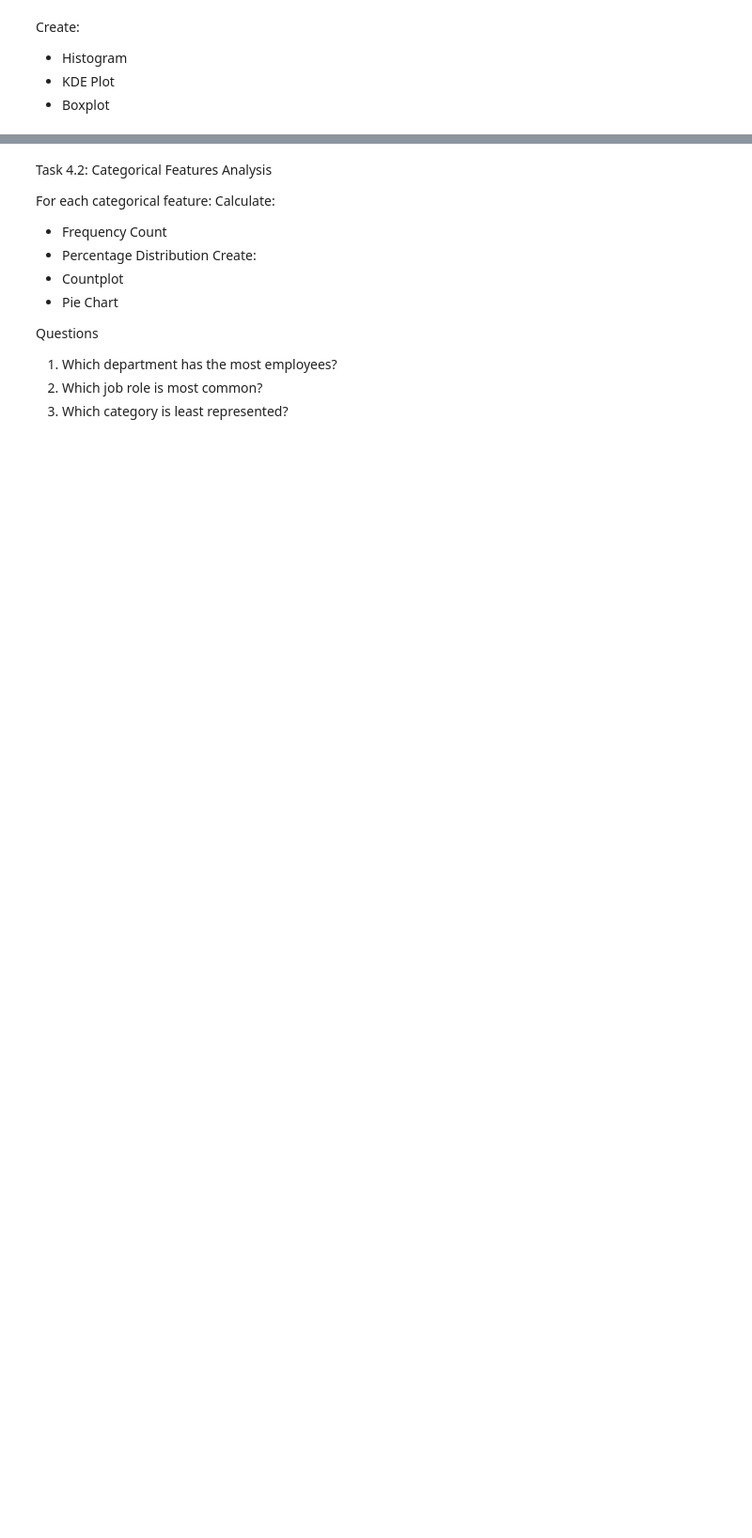
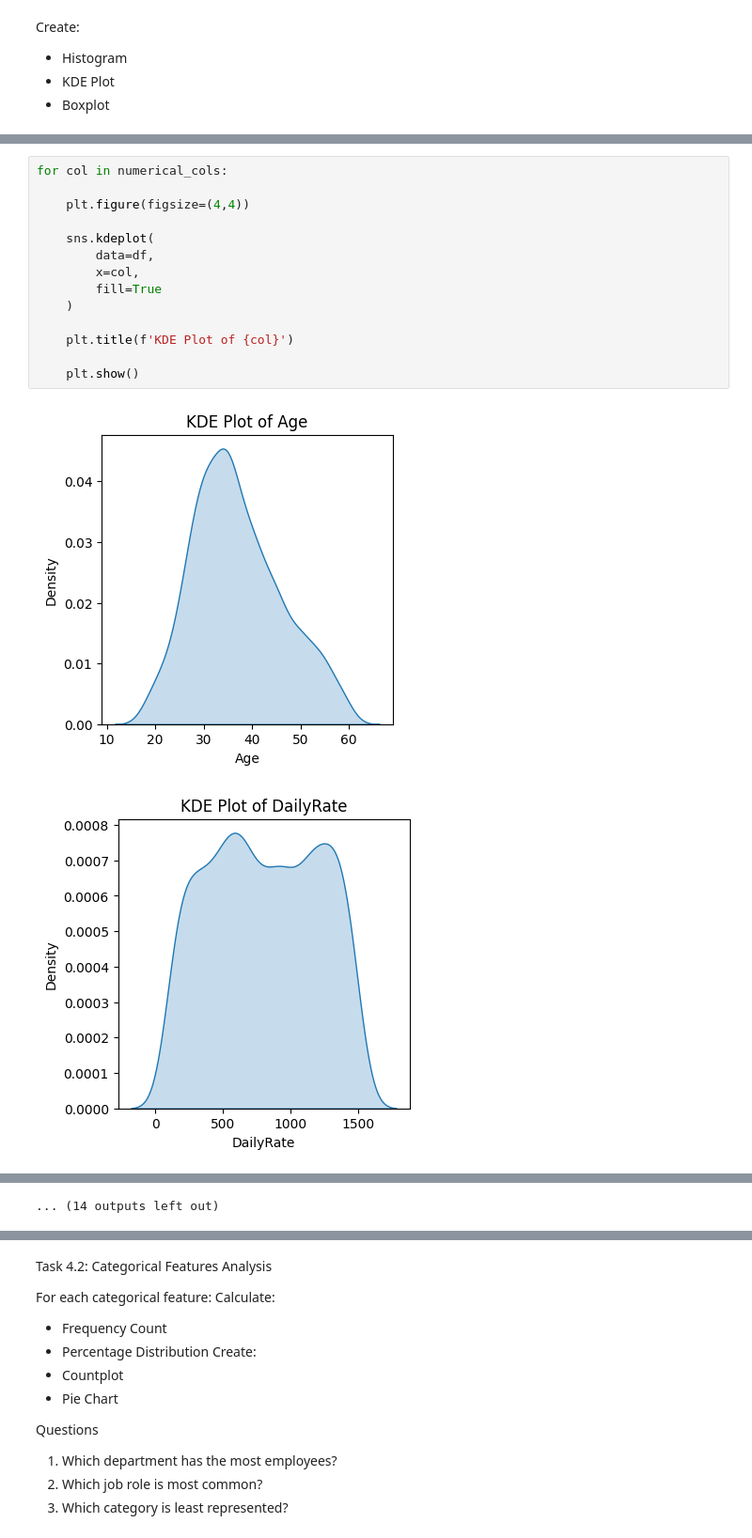
Before and after one commit to Devendrakumawat8089/ML, a Jupyter notebook: Advance Python 3/Assignment.ipynb, the cells around one changed output, grey strips where cells are left out. Shown at 94% size. Saved outputs shown, nothing was run; the diff lists cells and outputs as text; blank space fills up the shorter version.

```diff
--- a/Advance Python 3/Assignment.ipynb
+++ b/Advance Python 3/Assignment.ipynb
@@ -711,0 +757,17 @@ Index(['Age', 'Attrition', 'BusinessTravel', 'DailyRate', 'Department',
+# %%
+for col in numerical_cols:
+
+    plt.figure(figsize=(4,4))
+
+    sns.kdeplot(
+        data=df,
+        x=col,
+        fill=True
+    )
+
+    plt.title(f'KDE Plot of {col}')
+
+    plt.show()
+# %% [output]
+[figure, added]
+[figure, added]
@@ -711,0 +784 @@ Index(['Age', 'Attrition', 'BusinessTravel', 'DailyRate', 'Department',
+... (14 outputs left out)
```
Also changed, not shown: parts of 26 cells of this notebook.
